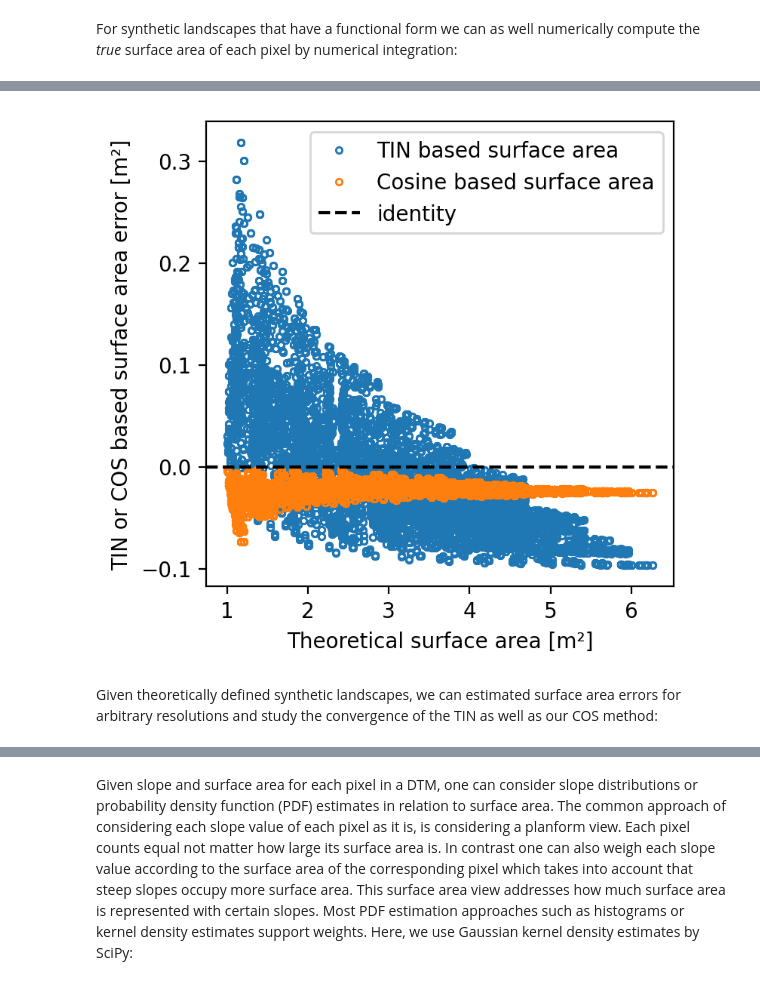
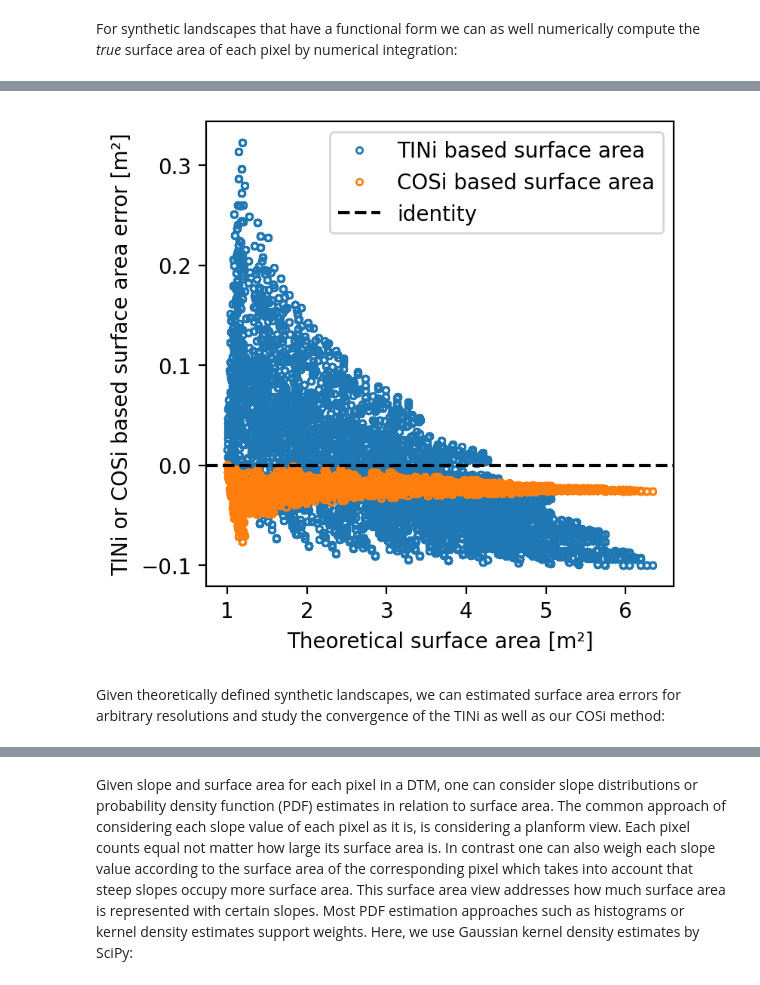
Before and after one commit to UP-RS-ESP/dtm-surface-area-and-slope, a Jupyter notebook: tutorial.ipynb, the cells around one changed output, grey strips where cells are left out. Saved outputs shown, nothing was run; the diff lists cells and outputs as text; code cells hidden in the pictures.

```diff
--- a/tutorial.ipynb
+++ b/tutorial.ipynb
@@ -17,13 +17,13 @@ We provide two synthetic landscape types. One very smooth and constructed from 2
 # %%
 # DTM resolution
 resolution = 1
-xr = np.arange(resolution / 2, 150, resolution)
+xr = np.arange(-150, 150, resolution)
 yr = xr
 
 # synthetic landscape coordinates
 x, y = np.meshgrid(xr, yr)
 
-# Sin Cos DTM
+# Cos Sin DTM
 dtm_sincos = sa.synthetic_landscape(x, y, landscape_type="sincos", amplitude=100)
 
 # Gaussian hill DTM
@@ -194,28 +196,28 @@ The COS approach is consistently underestimating surface area because the surfac
 # %%
 fg, ax = pl.subplots(figsize=(4, 4))
 ax.plot(
     sa_num[1:-1, 1:-1].ravel(),
     sa_tin[1:-1, 1:-1].ravel() - sa_num[1:-1, 1:-1].ravel(),
     ".",
     mfc="none",
-    label="TIN based surface area",
+    label="TINi based surface area",
 )
 ax.plot(
     sa_num[1:-1, 1:-1].ravel(),
     sa_cos[1:-1, 1:-1].ravel() - sa_num[1:-1, 1:-1].ravel(),
     ".",
     mfc="none",
-    label="Cosine based surface area",
+    label="COSi based surface area",
 )
 ax.axhline(y=0, color="k", linestyle="--", label="identity")
-ax.set_ylabel("TIN or COS based surface area error [m²]")
+ax.set_ylabel("TINi or COSi based surface area error [m²]")
 ax.set_xlabel("Theoretical surface area [m²]")
 pl.legend()
 pl.show()
 # %% [output]
-[figure, old version]
+[figure, new version]
 # %% [markdown]
-Given theoretically defined synthetic landscapes, we can estimated surface area errors for arbitrary resolutions and study the convergence of the TIN as well as our COS method:
+Given theoretically defined synthetic landscapes, we can estimated surface area errors for arbitrary resolutions and study the convergence of the TINi as well as our COSi method:
 # %%
 resolutions = np.logspace(np.log10(0.2), np.log10(20), 20)
 da_tin = np.zeros((len(resolutions), 4))
```
Also changed, not shown: parts of 18 cells of this notebook.
